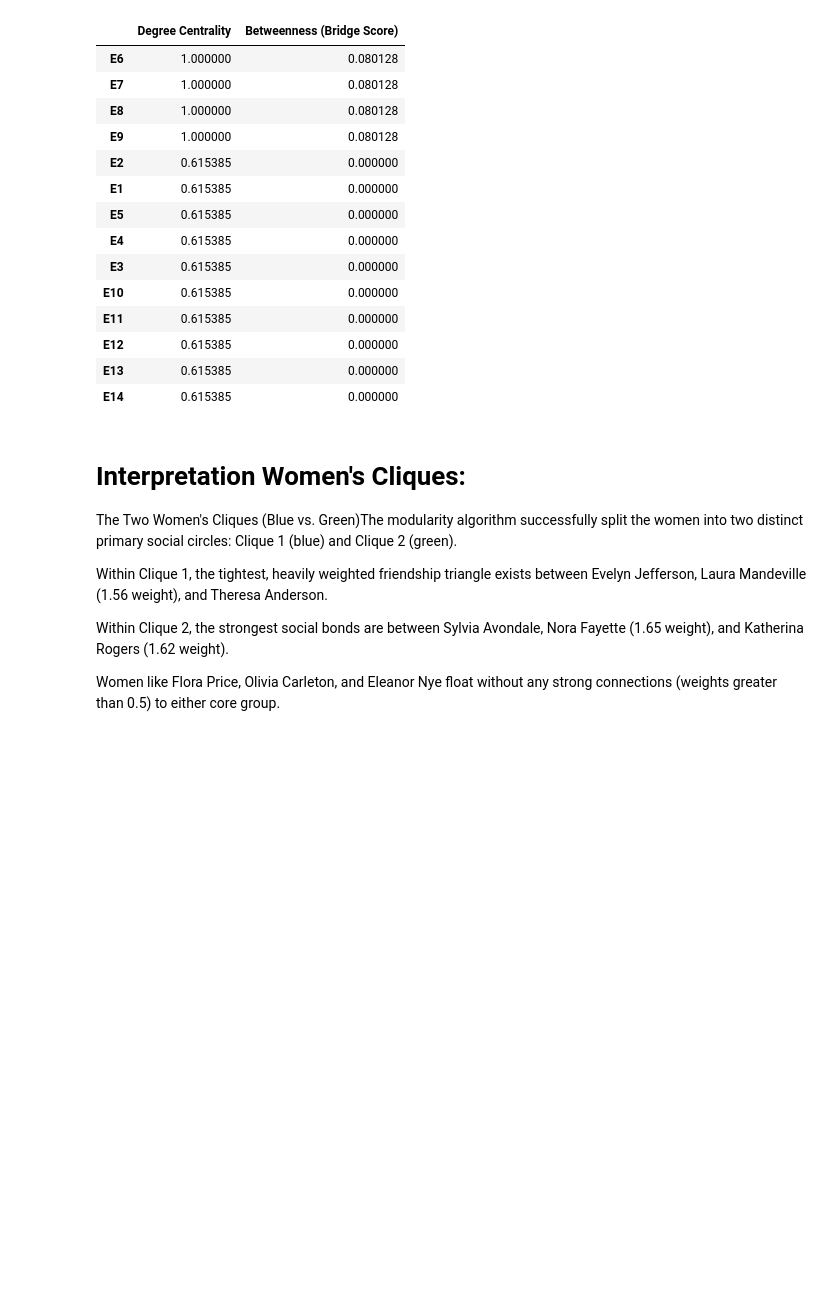
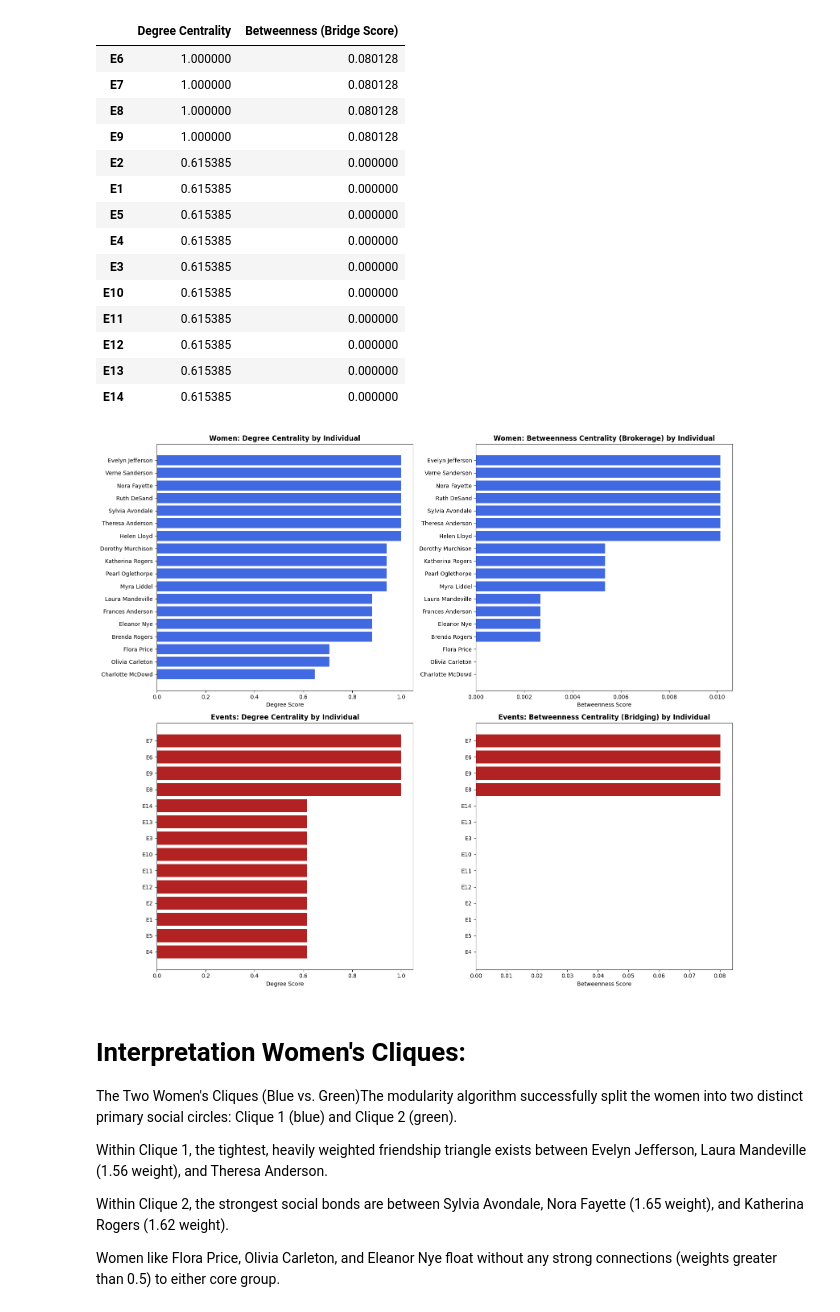
Before and after one commit to uzmabb182/Data_620_Web_Analytics, a Jupyter notebook: Week 6/Week_6_Assignment.ipynb, the cells around one changed output. Cells and saved outputs as stored; diff of their text form; code cells hidden in the pictures; blank space fills up the shorter version.

Commit message:
Updated code with bar chart for Centrality Metrics (Degree & Betweenness)

```diff
--- a/Week 6/Week_6_Assignment.ipynb
+++ b/Week 6/Week_6_Assignment.ipynb
@@ -359,6 +359,45 @@ display(events_df)
 | E12 | 0.615385 | 0.000000 |
 | E13 | 0.615385 | 0.000000 |
 | E14 | 0.615385 | 0.000000 |
+# %%
+import matplotlib.pyplot as plt
+
+# Create a 2x2 grid for our individual bar charts
+fig, axes = plt.subplots(2, 2, figsize=(16, 14))
+
+# Sort the dataframes so the highest scores appear at the top of the horizontal charts
+women_deg_sorted = women_df.sort_values(by='Degree Centrality', ascending=True)
+women_bet_sorted = women_df.sort_values(by='Betweenness (Broker Score)', ascending=True)
+events_deg_sorted = events_df.sort_values(by='Degree Centrality', ascending=True)
+events_bet_sorted = events_df.sort_values(by='Betweenness (Bridge Score)', ascending=True)
+
+# --- Top Row: Women's Individual Centrality ---
+# 1. Women - Degree Centrality
+axes[0, 0].barh(women_deg_sorted.index, women_deg_sorted['Degree Centrality'], color='royalblue')
+axes[0, 0].set_title("Women: Degree Centrality by Individual", fontsize=12, fontweight='bold')
+axes[0, 0].set_xlabel("Degree Score")
+
+# 2. Women - Betweenness Centrality
+axes[0, 1].barh(women_bet_sorted.index, women_bet_sorted['Betweenness (Broker Score)'], color='royalblue')
+axes[0, 1].set_title("Women: Betweenness Centrality (Brokerage) by Individual", fontsize=12, fontweight='bold')
+axes[0, 1].set_xlabel("Betweenness Score")
+
+# --- Bottom Row: Events' Individual Centrality ---
+# 3. Events - Degree Centrality
+axes[1, 0].barh(events_deg_sorted.index, events_deg_sorted['Degree Centrality'], color='firebrick')
+axes[1, 0].set_title("Events: Degree Centrality by Individual", fontsize=12, fontweight='bold')
+axes[1, 0].set_xlabel("Degree Score")
+
+# 4. Events - Betweenness Centrality
+axes[1, 1].barh(events_bet_sorted.index, events_bet_sorted['Betweenness (Bridge Score)'], color='firebrick')
+axes[1, 1].set_title("Events: Betweenness Centrality (Bridging) by Individual", fontsize=12, fontweight='bold')
+axes[1, 1].set_xlabel("Betweenness Score")
+
+# Adjust layout for clean reading
+plt.tight_layout()
+plt.show()
+# %% [output]
+[figure, added]
 # %% [markdown]
 # Interpretation Women's Cliques:
 
```
